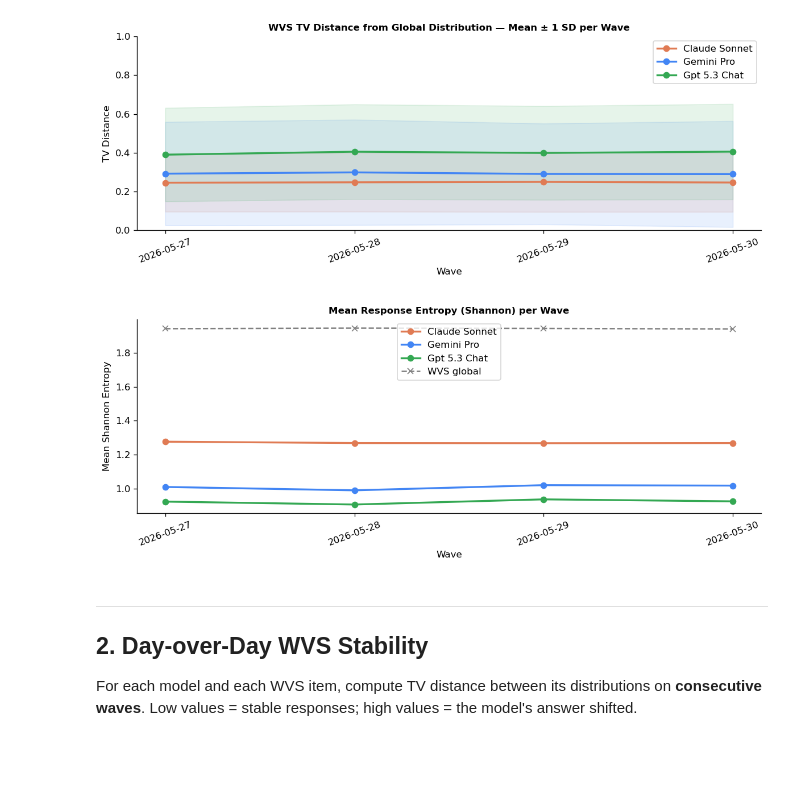
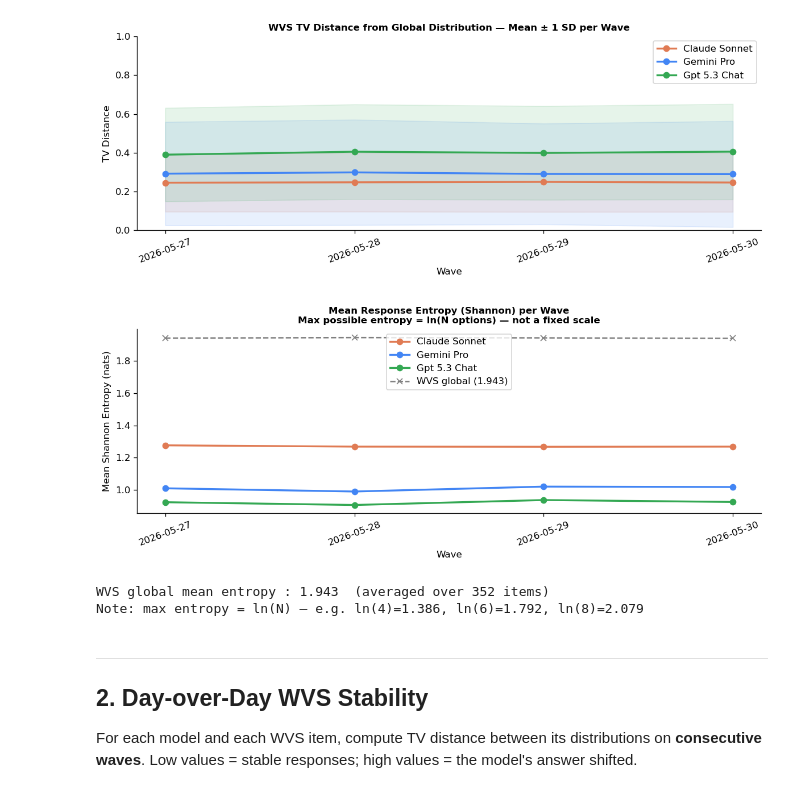
Before and after one commit to cococokoko/longitudinal-llm-study, a Jupyter notebook: wave_analysis_may26_31.ipynb, the cells around one changed output. Saved outputs shown, nothing was run; the diff lists cells and outputs as text; code cells hidden in the pictures; blank space fills up the shorter version.

```diff
--- a/wave_analysis_may26_31.ipynb
+++ b/wave_analysis_may26_31.ipynb
@@ -286,25 +286,33 @@ plt.show()
 # %% [output]
 [figure]
 # %%
-# Response entropy vs WVS global entropy — mean per model over waves
-ent_agg = tv_df.groupby(['model', 'wave'])['ent_model'].mean().reset_index().sort_values('wave')
+ent_agg    = tv_df.groupby(['model', 'wave'])['ent_model'].mean().reset_index().sort_values('wave')
 global_ent = tv_df.groupby('wave')['ent_global'].mean().reset_index().sort_values('wave')
+global_val = round(global_ent['ent_global'].mean(), 3)
 
 fig, ax = plt.subplots(figsize=(10, 4))
 for model in MAIN_MODELS:
     s = ent_agg[ent_agg['model'] == model]
     ax.plot(s['wave'], s['ent_model'], marker='o', lw=2, label=model, color=MODEL_COLORS[model])
 ax.plot(global_ent['wave'], global_ent['ent_global'],
-        marker='x', lw=1.5, ls='--', color='gray', label='WVS global')
-ax.set_title('Mean Response Entropy (Shannon) per Wave', fontweight='bold')
+        marker='x', lw=1.5, ls='--', color='gray', label=f'WVS global ({global_val})')
+
+ax.set_title('Mean Response Entropy (Shannon) per Wave\n'
+             'Max possible entropy = ln(N options) — not a fixed scale', fontweight='bold')
 ax.set_xlabel('Wave')
-ax.set_ylabel('Mean Shannon Entropy')
+ax.set_ylabel('Mean Shannon Entropy (nats)')
 ax.tick_params(axis='x', rotation=20)
 ax.legend()
 plt.tight_layout()
 plt.show()
+
+print(f'WVS global mean entropy : {global_val}  (averaged over {len(tv_df["item_id"].unique())} items)')
+print(f'Note: max entropy = ln(N) — e.g. ln(4)={round(__import__("math").log(4),3)},',
+      f'ln(6)={round(__import__("math").log(6),3)}, ln(8)={round(__import__("math").log(8),3)}')
 # %% [output]
-[figure, old version]
+[figure, new version]
+WVS global mean entropy : 1.943  (averaged over 352 items)
+Note: max entropy = ln(N) — e.g. ln(4)=1.386, ln(6)=1.792, ln(8)=2.079
 # %% [markdown]
 ---
 ## 2. Day-over-Day WVS Stability
```
Also changed, not shown: parts of 4 cells of this notebook, 2 other files.
